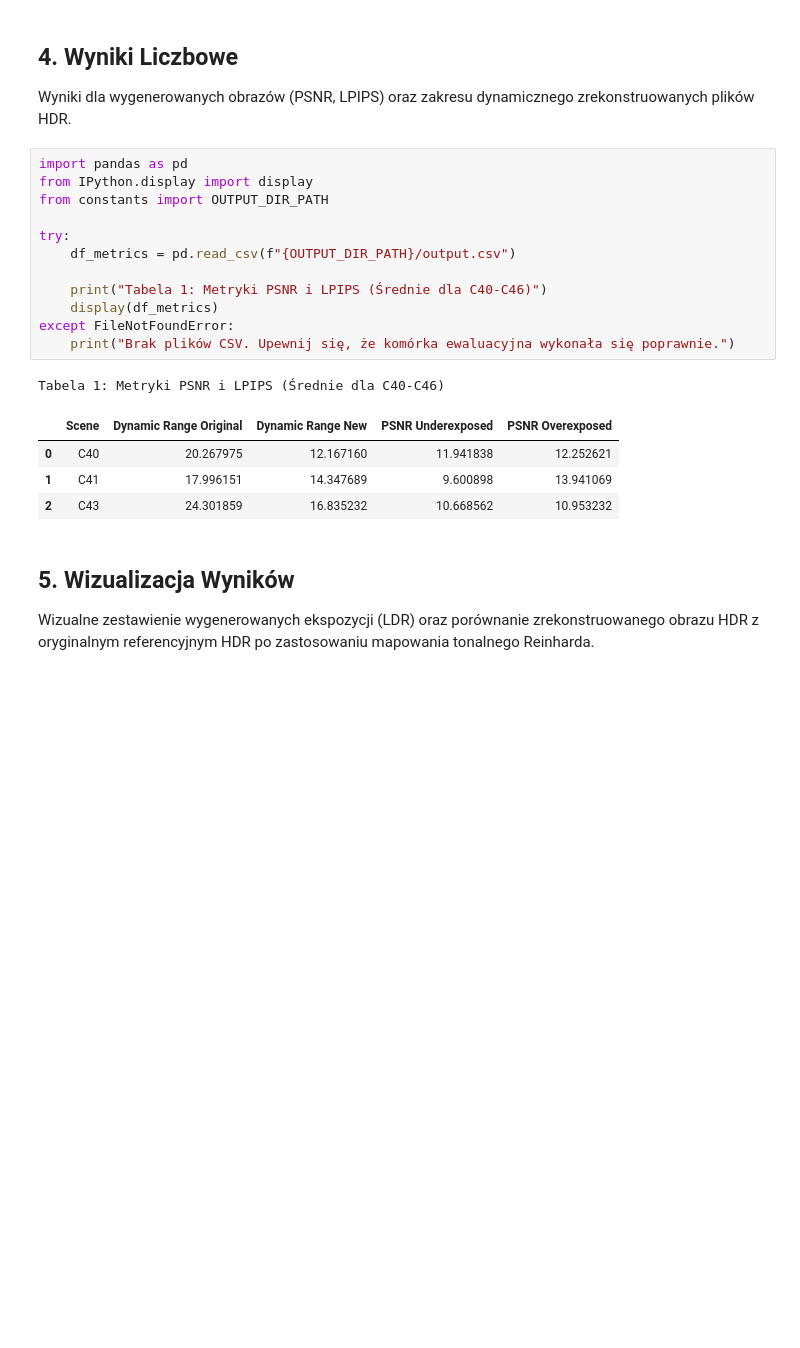
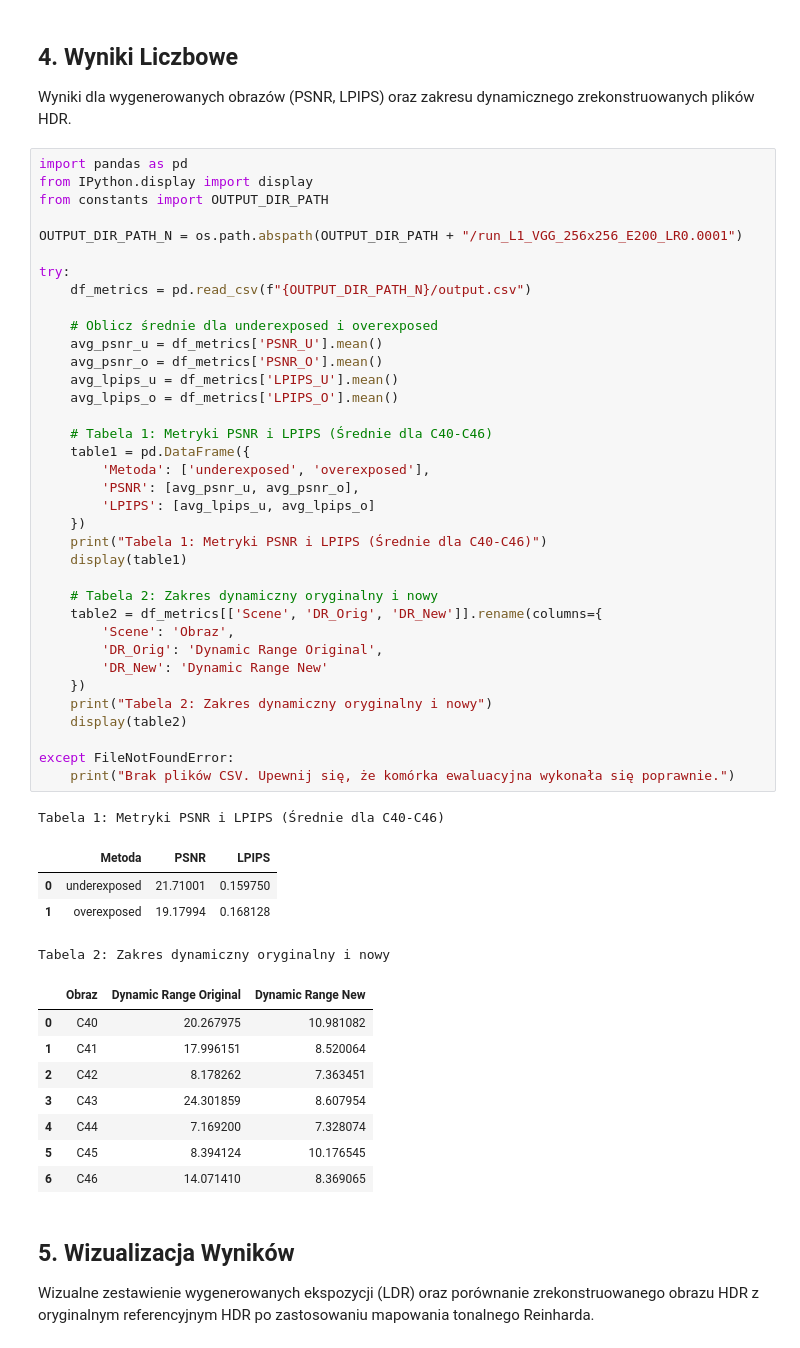
Before and after one commit to Yibux/SIGK-projects, a Jupyter notebook: 2/docs/docs.ipynb, the cells around one changed output. Cells and saved outputs as stored; diff of their text form; blank space fills up the shorter version.

```diff
--- a/2/docs/docs.ipynb
+++ b/2/docs/docs.ipynb
@@ -61,21 +54,53 @@ Wyniki dla wygenerowanych obrazów (PSNR, LPIPS) oraz zakresu dynamicznego zreko
 # %%
 import pandas as pd
 from IPython.display import display
 from constants import OUTPUT_DIR_PATH
 
+OUTPUT_DIR_PATH_N = os.path.abspath(OUTPUT_DIR_PATH + "/run_L1_VGG_256x256_E200_LR0.0001")
+
 try:
-    df_metrics = pd.read_csv(f"{OUTPUT_DIR_PATH}/output.csv")
+    df_metrics = pd.read_csv(f"{OUTPUT_DIR_PATH_N}/output.csv")
 
+    # Oblicz średnie dla underexposed i overexposed
+    avg_psnr_u = df_metrics['PSNR_U'].mean()
+    avg_psnr_o = df_metrics['PSNR_O'].mean()
+    avg_lpips_u = df_metrics['LPIPS_U'].mean()
+    avg_lpips_o = df_metrics['LPIPS_O'].mean()
+
+    # Tabela 1: Metryki PSNR i LPIPS (Średnie dla C40-C46)
+    table1 = pd.DataFrame({
+        'Metoda': ['underexposed', 'overexposed'],
+        'PSNR': [avg_psnr_u, avg_psnr_o],
+        'LPIPS': [avg_lpips_u, avg_lpips_o]
+    })
     print("Tabela 1: Metryki PSNR i LPIPS (Średnie dla C40-C46)")
-    display(df_metrics)
+    display(table1)
+
+    # Tabela 2: Zakres dynamiczny oryginalny i nowy
+    table2 = df_metrics[['Scene', 'DR_Orig', 'DR_New']].rename(columns={
+        'Scene': 'Obraz',
+        'DR_Orig': 'Dynamic Range Original',
+        'DR_New': 'Dynamic Range New'
+    })
+    print("Tabela 2: Zakres dynamiczny oryginalny i nowy")
+    display(table2)
+
 except FileNotFoundError:
     print("Brak plików CSV. Upewnij się, że komórka ewaluacyjna wykonała się poprawnie.")
 # %% [output]
 Tabela 1: Metryki PSNR i LPIPS (Średnie dla C40-C46)
-|  | Scene | Dynamic Range Original | Dynamic Range New | PSNR Underexposed | PSNR Overexposed |
-| 0 | C40 | 20.267975 | 12.167160 | 11.941838 | 12.252621 |
-| 1 | C41 | 17.996151 | 14.347689 | 9.600898 | 13.941069 |
-| 2 | C43 | 24.301859 | 16.835232 | 10.668562 | 10.953232 |
+|  | Metoda | PSNR | LPIPS |
+| 0 | underexposed | 21.71001 | 0.159750 |
+| 1 | overexposed | 19.17994 | 0.168128 |
+Tabela 2: Zakres dynamiczny oryginalny i nowy
+|  | Obraz | Dynamic Range Original | Dynamic Range New |
+| 0 | C40 | 20.267975 | 10.981082 |
+| 1 | C41 | 17.996151 | 8.520064 |
+| 2 | C42 | 8.178262 | 7.363451 |
+| 3 | C43 | 24.301859 | 8.607954 |
+| 4 | C44 | 7.169200 | 7.328074 |
+| 5 | C45 | 8.394124 | 10.176545 |
+| 6 | C46 | 14.071410 | 8.369065 |
 # %% [markdown]
 ## 5. Wizualizacja Wyników
 Wizualne zestawienie wygenerowanych ekspozycji (LDR) oraz porównanie zrekonstruowanego obrazu HDR z oryginalnym referencyjnym HDR po zastosowaniu mapowania tonalnego Reinharda.
```
Also changed, not shown: parts of 2 cells of this notebook, 20 other files.
